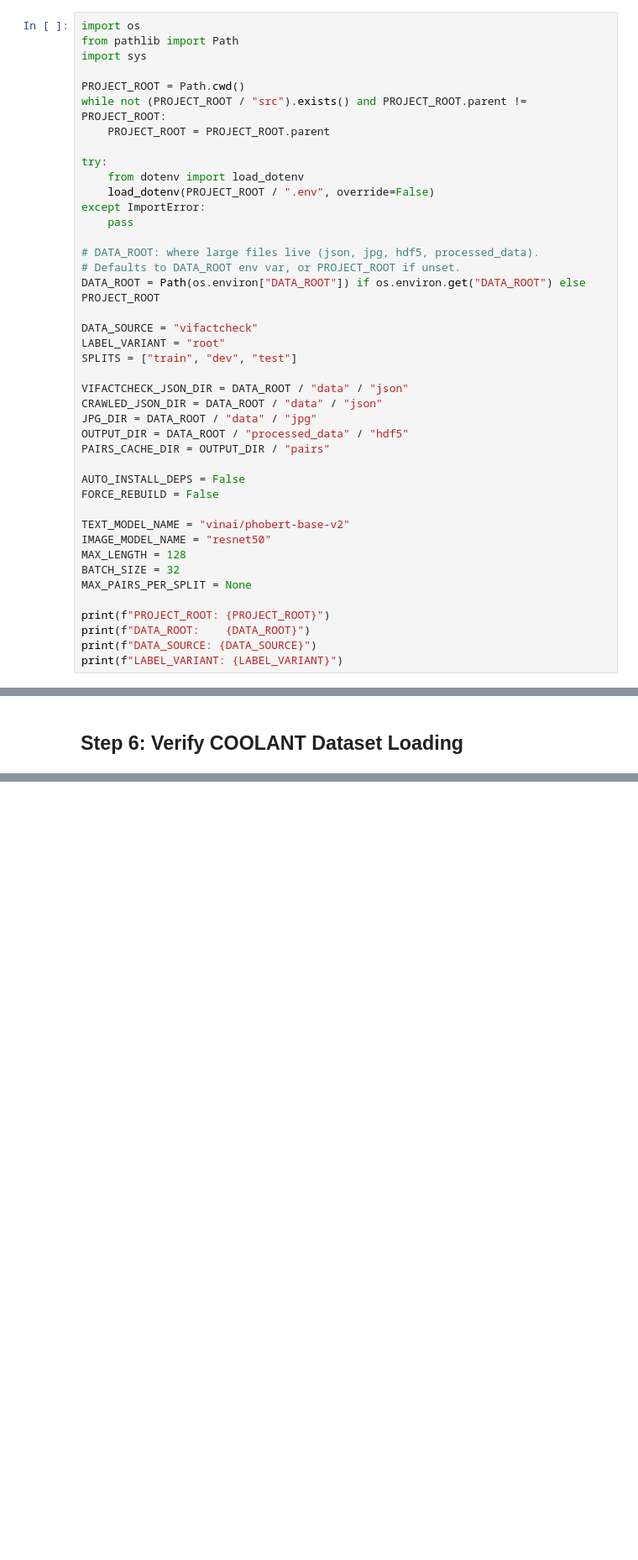
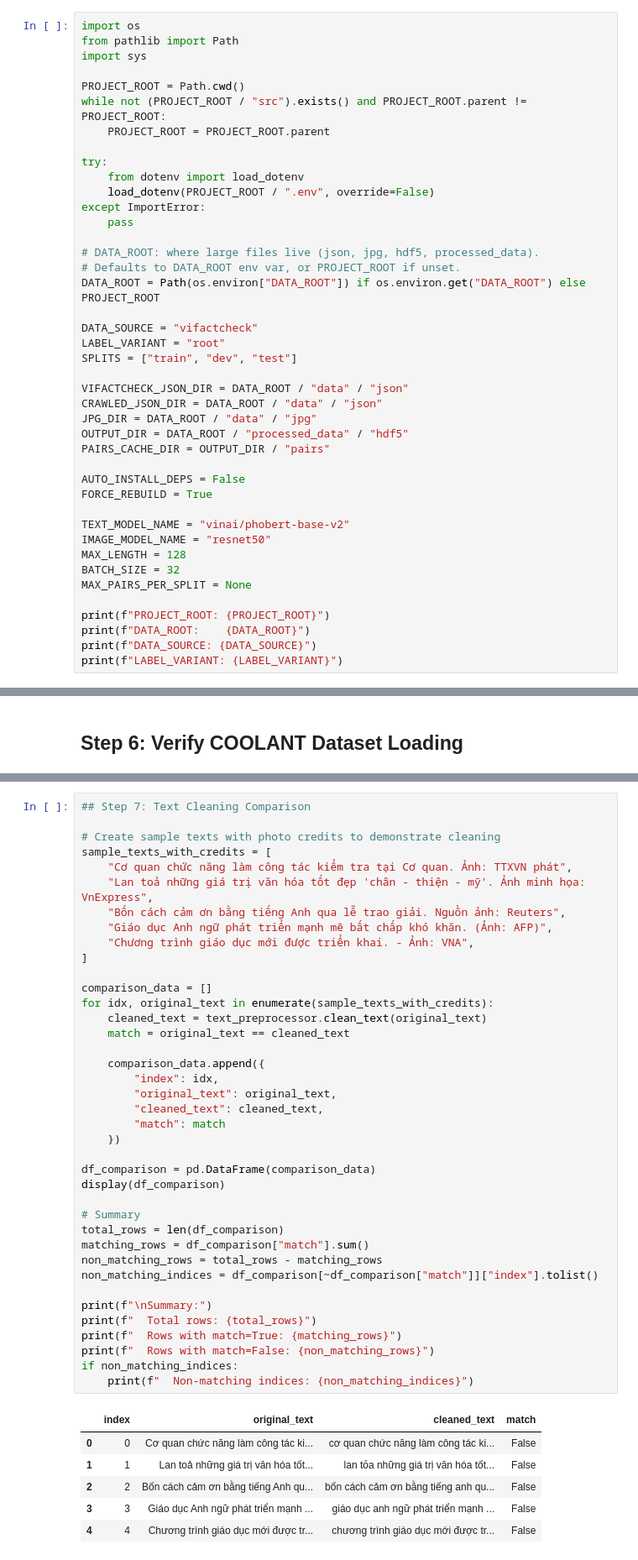
Before and after one commit to ltruonghai257/fake-new-detection, a Jupyter notebook: notebooks/pipeline/02_preprocessing.ipynb, the cells around one changed output, grey strips where cells are left out. Shown at 84% size. Cells and saved outputs as stored; diff of their text form; blank space fills up the shorter version.

```diff
--- a/notebooks/pipeline/02_preprocessing.ipynb
+++ b/notebooks/pipeline/02_preprocessing.ipynb
@@ -127,7 +135,7 @@ OUTPUT_DIR = DATA_ROOT / "processed_data" / "hdf5"
 PAIRS_CACHE_DIR = OUTPUT_DIR / "pairs"
 
 AUTO_INSTALL_DEPS = False
-FORCE_REBUILD = False
+FORCE_REBUILD = True
 
 TEXT_MODEL_NAME = "vinai/phobert-base-v2"
 IMAGE_MODEL_NAME = "resnet50"
@@ -522,3 +542,49 @@ test:
   Image shape: (2053, 2048)
 
 ✓ Ready for Phase 3: COOLANT Training Notebook
+# %%
+## Step 7: Text Cleaning Comparison
+
+# Create sample texts with photo credits to demonstrate cleaning
+sample_texts_with_credits = [
+    "Cơ quan chức năng làm công tác kiểm tra tại Cơ quan. Ảnh: TTXVN phát",
+    "Lan toả những giá trị văn hóa tốt đẹp 'chân - thiện - mỹ'. Ảnh minh họa: VnExpress",
+    "Bốn cách cảm ơn bằng tiếng Anh qua lễ trao giải. Nguồn ảnh: Reuters",
+    "Giáo dục Anh ngữ phát triển mạnh mẽ bất chấp khó khăn. (Ảnh: AFP)",
+    "Chương trình giáo dục mới được triển khai. - Ảnh: VNA",
+]
+
+comparison_data = []
+for idx, original_text in enumerate(sample_texts_with_credits):
+    cleaned_text = text_preprocessor.clean_text(original_text)
+    match = original_text == cleaned_text
+
+    comparison_data.append({
+        "index": idx,
+        "original_text": original_text,
+        "cleaned_text": cleaned_text,
+        "match": match
+    })
+
+df_comparison = pd.DataFrame(comparison_data)
+display(df_comparison)
+
+# Summary
+total_rows = len(df_comparison)
+matching_rows = df_comparison["match"].sum()
+non_matching_rows = total_rows - matching_rows
+non_matching_indices = df_comparison[~df_comparison["match"]]["index"].tolist()
+
+print(f"\nSummary:")
+print(f"  Total rows: {total_rows}")
+print(f"  Rows with match=True: {matching_rows}")
+print(f"  Rows with match=False: {non_matching_rows}")
+if non_matching_indices:
+    print(f"  Non-matching indices: {non_matching_indices}")
+# %% [output]
+|  | index | original_text | cleaned_text | match |
+| 0 | 0 | Cơ quan chức năng làm công tác ki... | cơ quan chức năng làm công tác ki... | False |
+| 1 | 1 | Lan toả những giá trị văn hóa tốt... | lan tỏa những giá trị văn hóa tốt... | False |
+| 2 | 2 | Bốn cách cảm ơn bằng tiếng Anh qu... | bốn cách cảm ơn bằng tiếng anh qu... | False |
+| 3 | 3 | Giáo dục Anh ngữ phát triển mạnh ... | giáo dục anh ngữ phát triển mạnh ... | False |
+| 4 | 4 | Chương trình giáo dục mới được tr... | chương trình giáo dục mới được tr... | False |
```
Also changed, not shown: parts of 3 cells of this notebook, 2 other files.
